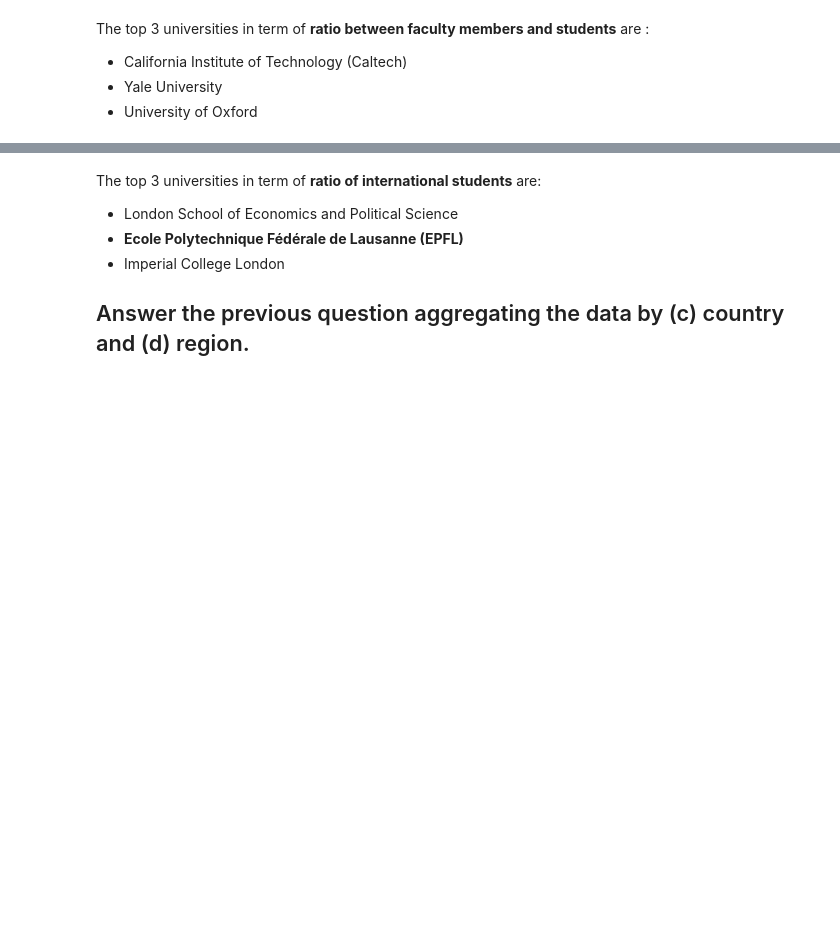
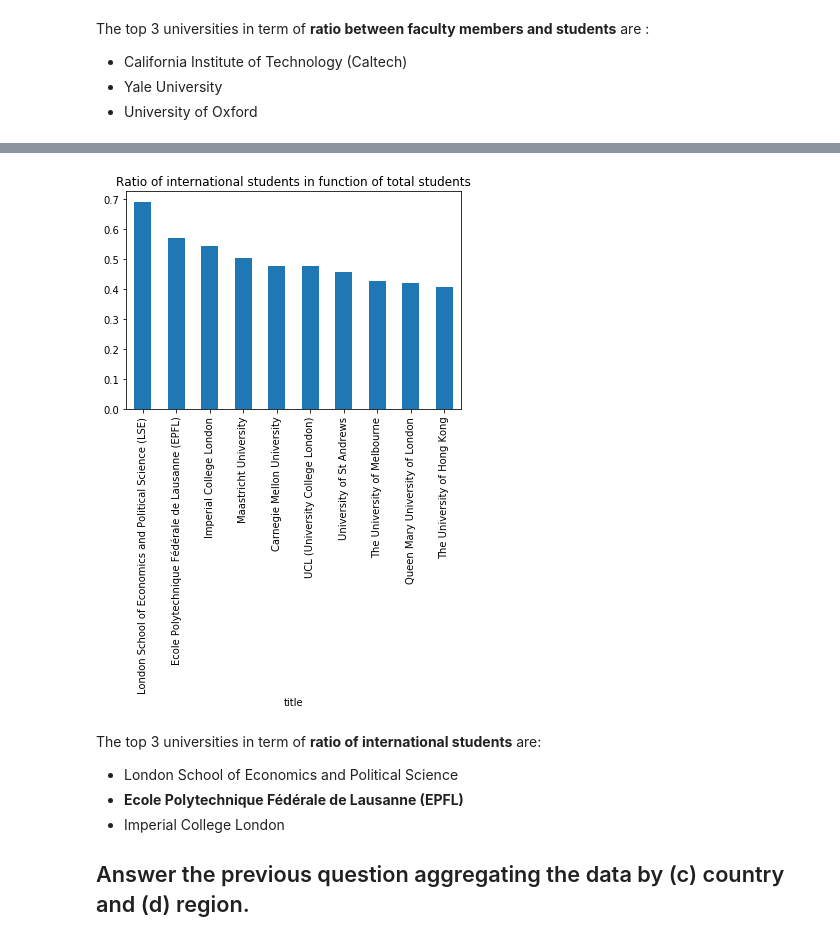
Before and after one commit to NicoBrun/ada2017, a Jupyter notebook: 02 - Data from the Web/Homework 2.ipynb, the cells around one changed output, grey strips where cells are left out. Cells and saved outputs as stored; diff of their text form; code cells hidden in the pictures; blank space fills up the shorter version.

```diff
--- a/02 - Data from the Web/Homework 2.ipynb
+++ b/02 - Data from the Web/Homework 2.ipynb
@@ -160,5 +157,9 @@ The top 3 universities in term of **ratio between faculty members and students**
 #filter the result to answer question (b)
 resultDataFrame=filteredDataFrame[['title','ratio_international_students','nbr_international_total_students','nbr_total_students']]
 #return the head of the dataframe, sorted by best ratio faculty per student
-resultDataFrame.sort_values(by='ratio_international_students',ascending=False).head(15)
+topRatioInterStudents = resultDataFrame.sort_values(by='ratio_international_students',ascending=False).head(10)
+#plot them in a pie chart:
+topRatioInterStudents = topRatioInterStudents.set_index('title')['ratio_international_students']
+topRatioInterStudents.plot(kind='bar', title='Ratio of international students in function of total students')
+plt.show()
 # %% [output]
@@ -181,3 +166,4 @@ resultDataFrame.sort_values(by='ratio_international_students',ascending=False).h
+[figure, added]
 # %% [markdown]
 The top 3 universities in term of **ratio of international students** are:
 * London School of Economics and Political Science
```
Also changed, not shown: parts of 18 cells of this notebook.
